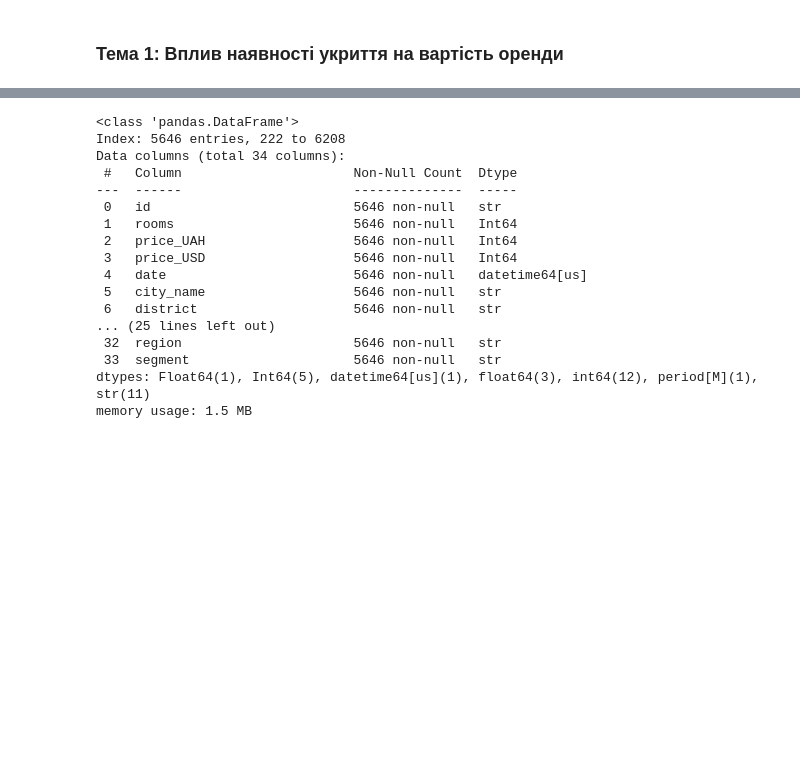
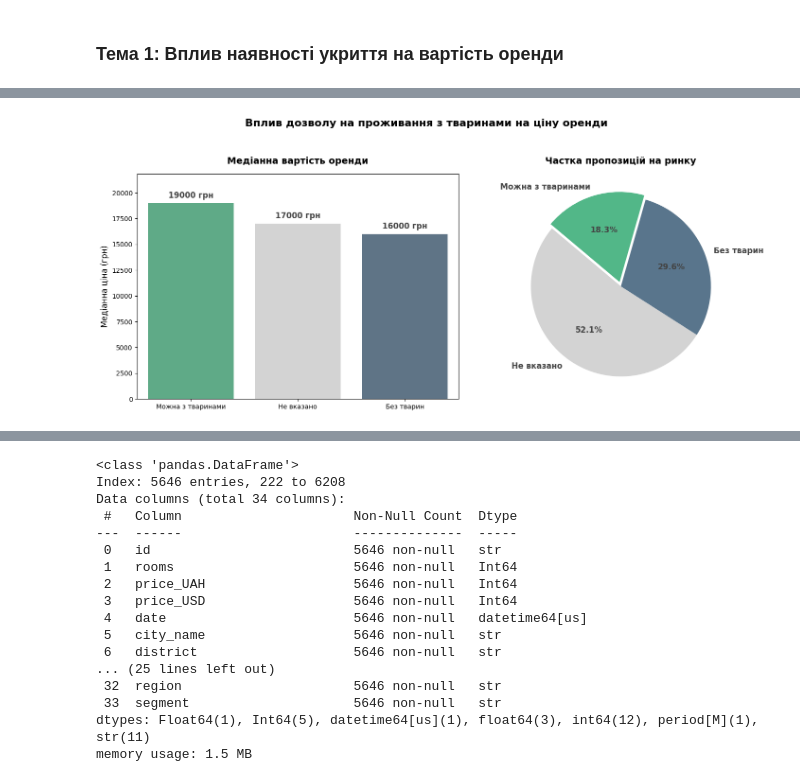
Before and after one commit to kon7drat-illia/Residential-Rental-Market-Analysis, a Jupyter notebook: notebook.ipynb, the cells around one changed output, grey strips where cells are left out. Saved outputs shown, nothing was run; the diff lists cells and outputs as text; code cells hidden in the pictures; blank space fills up the shorter version.

```diff
--- a/notebook.ipynb
+++ b/notebook.ipynb
@@ -2831,0 +3011,82 @@ strong multicollinearity or other numerical problems.
+# %%
+# ==========================================
+# 1. ПІДГОТОВКА ДАНИХ (Вся Україна, Мас-маркет)
+# ==========================================
+# Беремо весь мас-маркет без обмежень по містах
+df_pets_all = cl_df.copy()
+
+df_pets_all['pets_category'] = df_pets_all['pets']
+
+# Задаємо порядок і кольори
+pets_order = ['Можна з тваринами', 'Не вказано', 'Без тварин']
+color_map = {
+    'Можна з тваринами': '#52b788', # Зелений
+    'Не вказано': '#d3d3d3',        # Світло-сірий
+    'Без тварин': '#59758c'         # Синьо-сірий
+}
+
+# ==========================================
+# 2. РОЗРАХУНКИ
+# ==========================================
+# Рахуємо медіану для барчарту
+pets_stats = df_pets_all.groupby('pets_category')['price_UAH'].median().reindex(pets_order).reset_index()
+
+# Рахуємо кількість для кругової діаграми
+pets_counts = df_pets_all['pets_category'].value_counts()
+
+# ==========================================
+# 3. ПОБУДОВА ГРАФІКІВ ПОРУЧ (1 рядок, 2 колонки)
+# ==========================================
+fig, axes = plt.subplots(1, 2, figsize=(15, 6))
+
+# --- ЛІВИЙ ГРАФІК: Медіанна ціна ---
+sns.barplot(
+    data=pets_stats,
+    x='pets_category',
+    y='price_UAH',
+    palette=color_map,
+    hue='pets_category',
+    ax=axes[0],
+    order=pets_order
+)
+axes[0].set_title('Медіанна вартість оренди', fontsize=14, fontweight='bold', pad=15)
+axes[0].set_xlabel('')
+axes[0].set_ylabel('Медіанна ціна (грн)', fontsize=12)
+
+# Додаємо підписи цін над стовпчиками
+for p in axes[0].patches:
+    height = p.get_height()
+    if pd.isna(height) or height == 0:
+        continue
+    axes[0].annotate(f'{int(height)} грн',
+                (p.get_x() + p.get_width() / 2., height),
+                ha='center', va='bottom',
+                fontsize=12, fontweight='bold', color="#444444",
+                xytext=(0, 5), textcoords='offset points')
+axes[0].set_ylim(0, pets_stats['price_UAH'].max() * 1.15)
+
+# --- ПРАВИЙ ГРАФІК: Кругова діаграма (Частка ринку) ---
+pie_colors = [color_map[label] for label in pets_counts.index]
+# Робимо акцент (відриваємо шматок) тільки якщо це "Можна з тваринами"
+explode = [0.05 if label == 'Можна з тваринами' else 0 for label in pets_counts.index]
+
+axes[1].pie(
+    pets_counts,
+    labels=pets_counts.index,
+    autopct='%1.1f%%',
+    startangle=140,
+    colors=pie_colors,
+    explode=explode,
+    textprops={'fontsize': 12, 'fontweight': 'bold', 'color': "#444444"}
+)
+axes[1].set_title('Частка пропозицій на ринку', fontsize=14, fontweight='bold', pad=15)
+
+# Загальний заголовок для всієї картинки
+plt.suptitle('Вплив дозволу на проживання з тваринами на ціну оренди            ',
+             fontsize=16, fontweight='bold', y=1.05)
+
+plt.tight_layout()
+plt.savefig('plots/test_analysis/h3_all_pets_ukraine_combined.png', dpi=300, bbox_inches='tight')
+plt.show()
+# %% [output]
+[figure, added]
```
Also changed, not shown: parts of 34 cells of this notebook, 27 other files.
